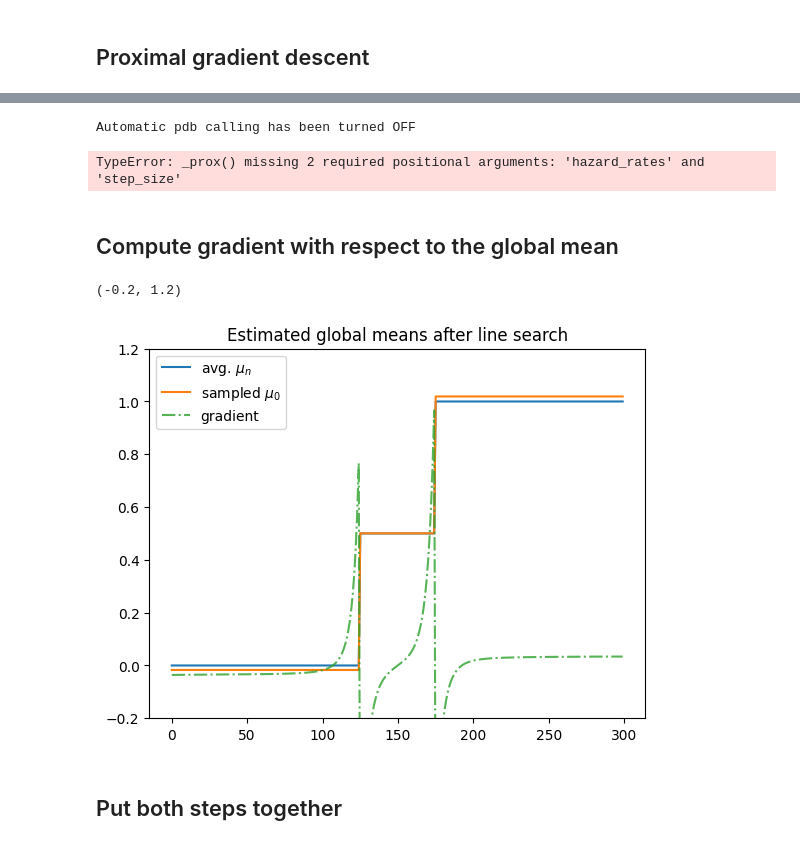
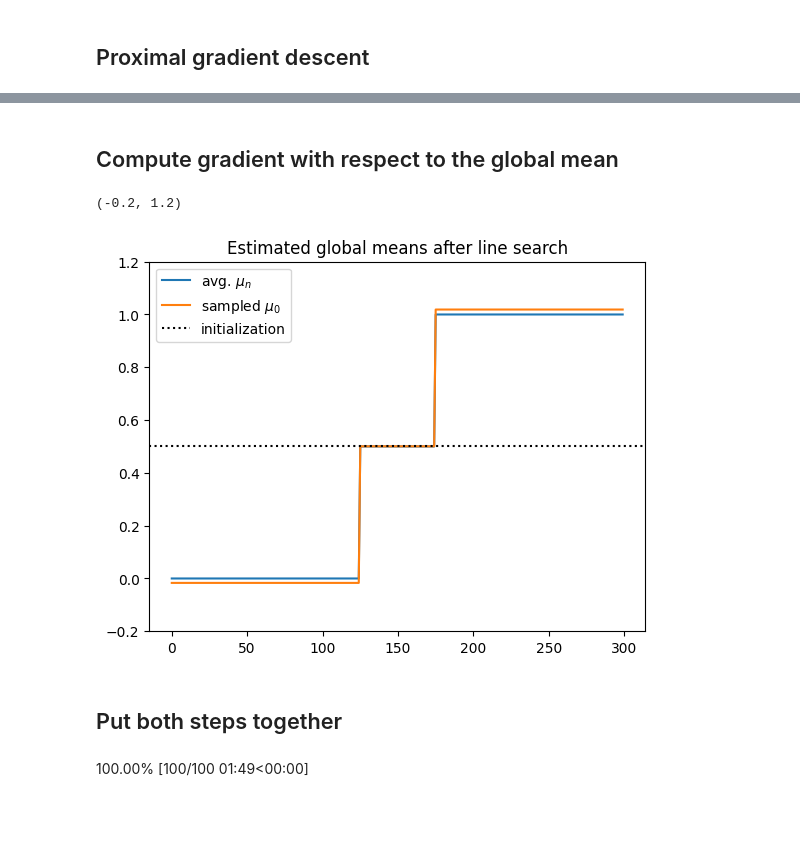
Before and after one commit to emdupre/bayes-ca, a Jupyter notebook: experiments/hierarchical_stagger_jump.ipynb, the cells around one changed output, grey strips where cells are left out. Drawn from its saved outputs; the diff is of its cells as text; code cells hidden in the pictures; blank space fills up the shorter version.

```diff
--- a/experiments/hierarchical_stagger_jump.ipynb
+++ b/experiments/hierarchical_stagger_jump.ipynb
@@ -319,26 +155,0 @@ print(prox(x0_flat, 1.0).shape)
-# %%
-%pdb
-from jaxopt import ProximalGradient
-from bayes_ca.prox_grad import _calculate_f_g, _prox
-
-init_stepsize = 1.0
-init_global_means = jnp.average(subj_obs, axis=0)
-global_means = init_global_means
-
-pg = ProximalGradient(
-    fun=_calculate_f_g,
-    prox=_prox, value_and_grad=True, stepsize=-1)
-init_vals = (init_global_means)
-hyperparams_prox=(hazard_rates)
-init_state = pg.init_state(
-    init_vals,
-    hyperparams_prox,
-    subj_means, mu_pri, sigmasq_pri, sigmasq_subj, hazard_rates
-)
-(params, state) = pg.update(
-    init_vals, init_state, hyperparams_prox,
-    subj_means, mu_pri, sigmasq_pri, sigmasq_subj, hazard_rates
-)
-# %% [output]
-Automatic pdb calling has been turned OFF
-TypeError: _prox() missing 2 required positional arguments: 'hazard_rates' and 'step_size'
@@ -351,2 +156,11 @@ global_means, g = prox_grad.nesterov_acceleration(
+# %%
+from bayes_ca.prox_grad import pgd
+
+# x0 = jnp.average(subj_obs, axis=0)
+# x0 = 0.5 * jr.normal(jr.PRNGKey(0), (num_timesteps, num_features))
+x0 = 0.5 * jnp.ones((num_timesteps, num_features))
+
+result = pgd(x0, subj_means, mu_pri, sigmasq_pri, sigmasq_subj, hazard_rates)
+est_global_means = result.x
 # %% [markdown]
 ## Compute gradient with respect to the global mean
@@ -361,14 +167,14 @@ global_means, g = prox_grad.nesterov_acceleration(
 # %%
 plt.plot(true_subj_means.mean(axis=0), label='avg. $\mu_n$')
-plt.plot(global_means, label='sampled $\mu_0$')
-plt.plot(g, ls='-.', label='gradient', alpha=0.8)
-# plt.axhline(0.5, color='k', ls=':', label='initialization')
+plt.plot(est_global_means, label='sampled $\mu_0$')
+# plt.plot(g, ls='-.', label='gradient', alpha=0.8)
+plt.axhline(0.5, color='k', ls=':', label='initialization')
 plt.title(f'Estimated global means after line search')
 plt.legend()
 plt.ylim(-0.2, 1.2)
 # %% [output]
 (-0.2, 1.2)
-[figure, old version]
+[figure, new version]
 # %% [markdown]
 ## Put both steps together
 # %%
@@ -395,13 +199,11 @@ def step(key,
 # %%
 key = jr.PRNGKey(0)
-stepsize = 0.1  # FIXME  # backtracking line problem ?
 global_means = jnp.average(subj_obs, axis=0)
 
 for itr in progress_bar(range(100)):
     this_key, key = jr.split(key)
-    global_means, subj_means, g = step(
+    global_means, subj_means = step(
         this_key,
-        stepsize,
         subj_obs,
         sigmasq_obs,
         global_means,
@@ -410,6 +212,8 @@ for itr in progress_bar(range(100)):
         sigmasq_pri,
         hazard_rates
     )
+# %% [output]
+100.00% [100/100 01:49<00:00]
 # %%
 plt.plot(true_global_means, label='true $\mu_0$')
 plt.plot(global_means, label='sampled $\mu_0$')
```
Also changed, not shown: parts of 11 cells of this notebook, 3 other files.
